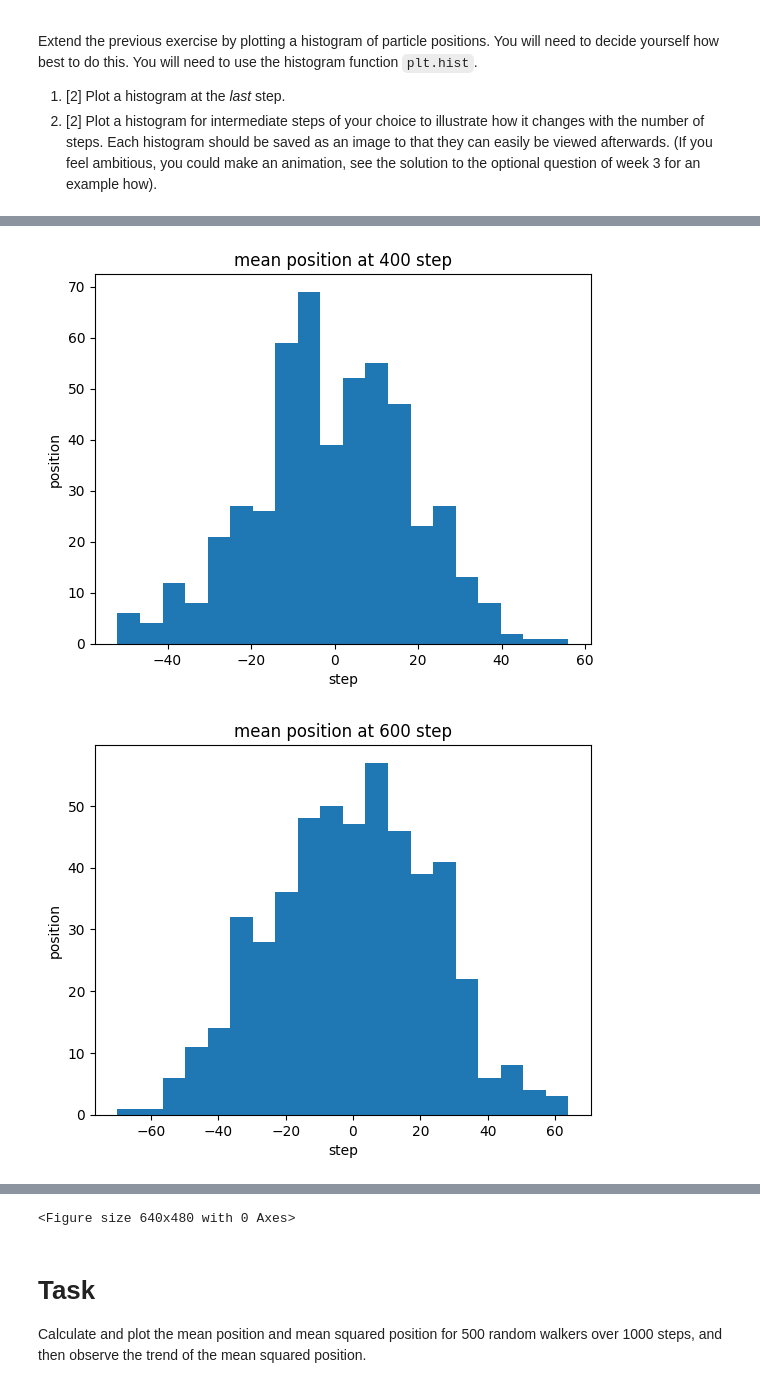
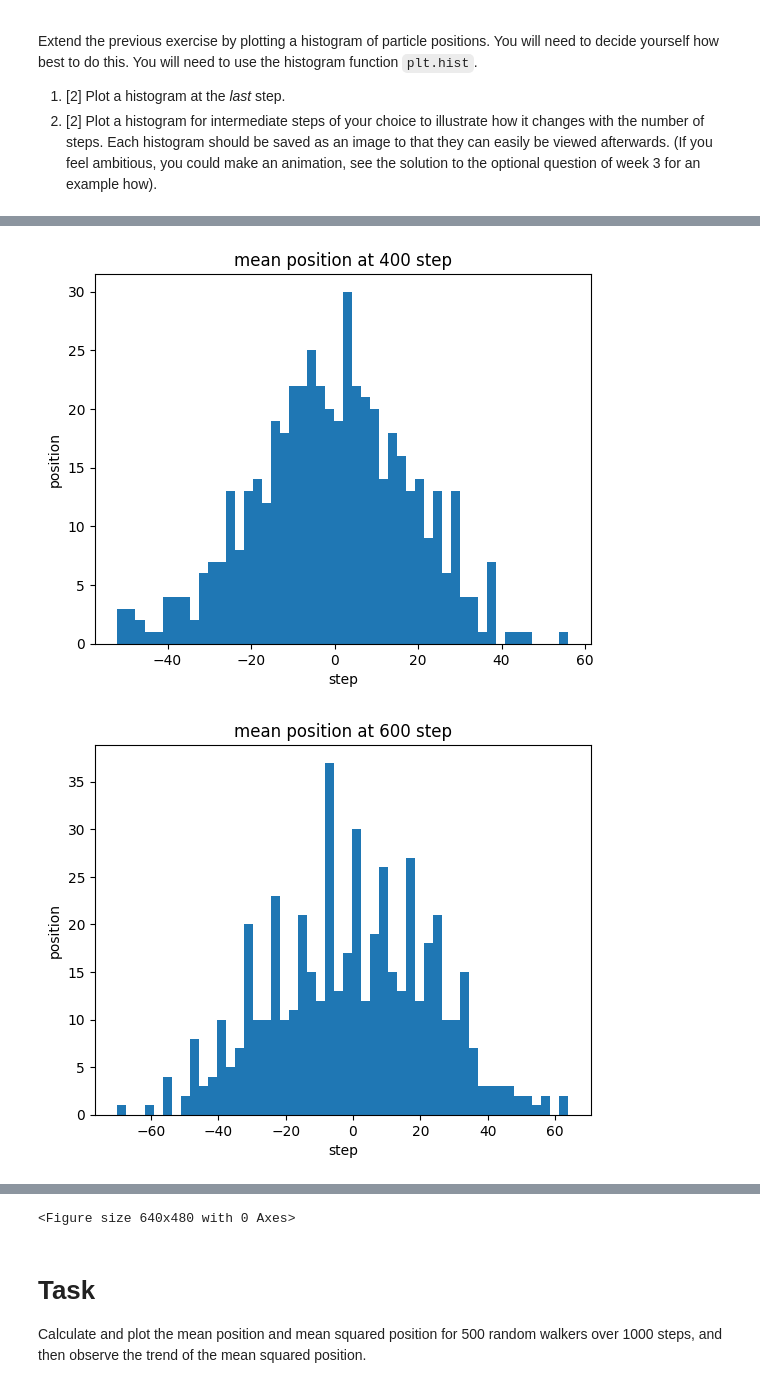
Before and after one commit to PX2145-2025/week-7-b-Williams-Carys, a Jupyter notebook: Random_walk.ipynb, the cells around one changed output, grey strips where cells are left out. Saved outputs shown, nothing was run; the diff lists cells and outputs as text; code cells hidden in the pictures.

```diff
--- a/Random_walk.ipynb
+++ b/Random_walk.ipynb
@@ -219,13 +219,13 @@ Extend the previous exercise by plotting a histogram of particle positions. You
  1. [2] Plot a histogram at the _last_ step.
  2. [2] Plot a histogram for intermediate steps of your choice to illustrate how it changes with the number of steps. Each histogram should be saved as an image to that they can easily be viewed afterwards. (If you feel ambitious, you could make an animation, see the solution to the optional question of week 3 for an example how).
 # %%
-plt.hist( particles[-1] , bins = 20)
+plt.hist( particles[-1] , bins = 50)
 plt.title('mean position at last step')
 plt.show()
 
 array = [200, 400, 600, 800]
 for elements in range(len(array)):
-  plt.hist( particles[array[elements],:] , bins = 20)
+  plt.hist( particles[array[elements],:] , bins = 50)
   plt.xlabel('step')
   plt.ylabel('position')
   plt.title(f"mean position at {array[elements]} step")
@@ -237,2 +237,2 @@ for elements in range(len(array)):
-[figure, old version]
+[figure, new version]
-[figure, old version]
+[figure, new version]
```
Also changed, not shown: parts of 1 cell of this notebook.
